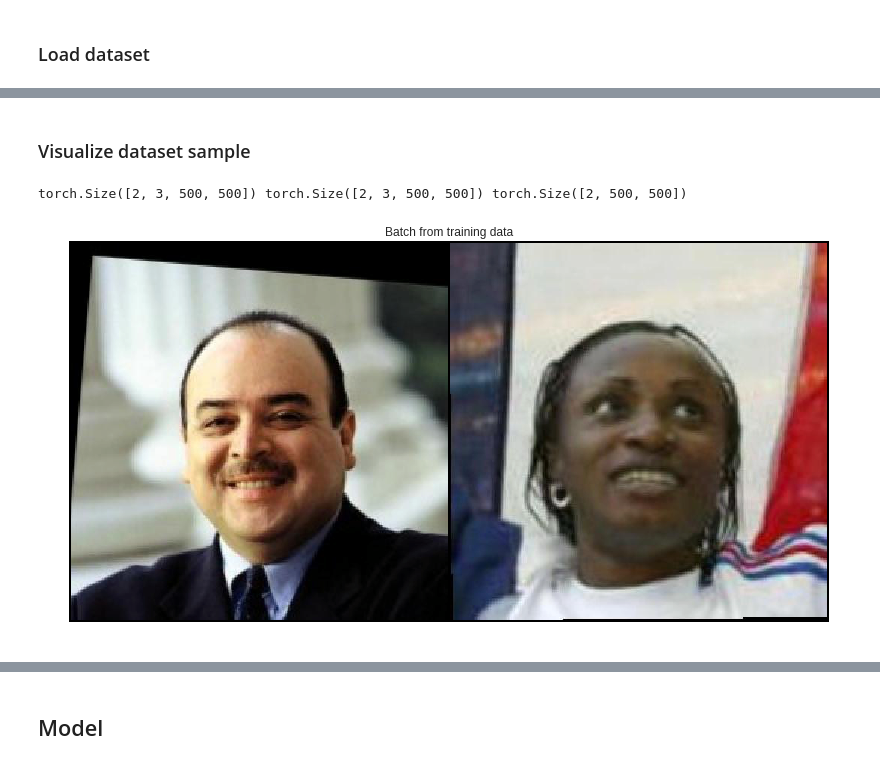
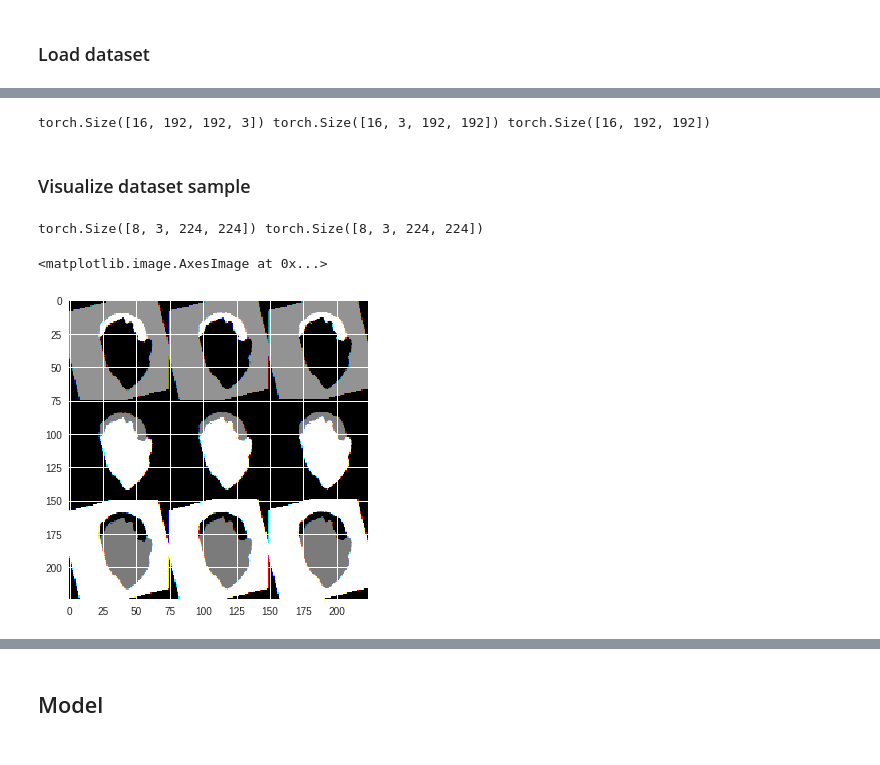
Before and after one commit to betogaona7/hairstyle, a Jupyter notebook: HS-Segment-Technique/FCN_CRF.ipynb, the cells around one changed output, grey strips where cells are left out. Cells and saved outputs as stored; diff of their text form; code cells hidden in the pictures.

```diff
--- a/HS-Segment-Technique/FCN_CRF.ipynb
+++ b/HS-Segment-Technique/FCN_CRF.ipynb
@@ -97,0 +232,9 @@ testloader = torch.utils.data.DataLoader(test_data, batch_size=1)
+# %%
+data = next(iter(trainloader))
+image = data['x']
+target = data['y']
+label = data['l']
+
+print(image.shape, target.shape, label.shape)
+# %% [output]
+torch.Size([16, 192, 192, 3]) torch.Size([16, 3, 192, 192]) torch.Size([16, 192, 192])
@@ -98,31 +317,13 @@ testloader = torch.utils.data.DataLoader(test_data, batch_size=1)
 # %% [markdown]
 ### Visualize dataset sample
-# %%
-def show_batch(batch):
-  mean = [29.24429131, 29.24429131, 29.24429131]
-  std = [69.8833313, 63.37436676, 61.38568878]
-
-  img_batch = batch['x']
-
-  # Desnormalize
-  img_batch[:,0,...].mul_(std[0]).add_(mean[0])
-  img_batch[:,1,...].mul_(std[1]).add_(mean[1])
-  img_batch[:,2,...].mul_(std[2]).add_(mean[2])
-
-  img_batch = np.clip(img_batch, 0, 1)
-  grid = utils.make_grid(img_batch)
-
-  plt.rcParams['figure.figsize'] = [20, 7.0]
-  plt.figure()
-  plt.title('Batch from training data')
-  plt.imshow(grid.numpy().transpose((1, 2, 0)))
-  plt.axis('off')
-  plt.ioff()
-  plt.show
-
-batch = next(iter(trainloader))
-print(batch['x'].size(), batch['y'].size(), batch['l'].size())
-show_batch(batch)
-# %% [output]
-torch.Size([2, 3, 500, 500]) torch.Size([2, 3, 500, 500]) torch.Size([2, 500, 500])
-[figure, removed]
+# %%
+image, label = next(iter(trainloader))
+# %%
+print(image.shape, label.shape)
+# %% [output]
+torch.Size([8, 3, 224, 224]) torch.Size([8, 3, 224, 224])
+# %%
+plt.imshow(label[4].reshape(224, 224, 3))
+# %% [output]
+<matplotlib.image.AxesImage at 0x...>
+[figure, added]
```
Also changed, not shown: parts of 25 cells of this notebook.
